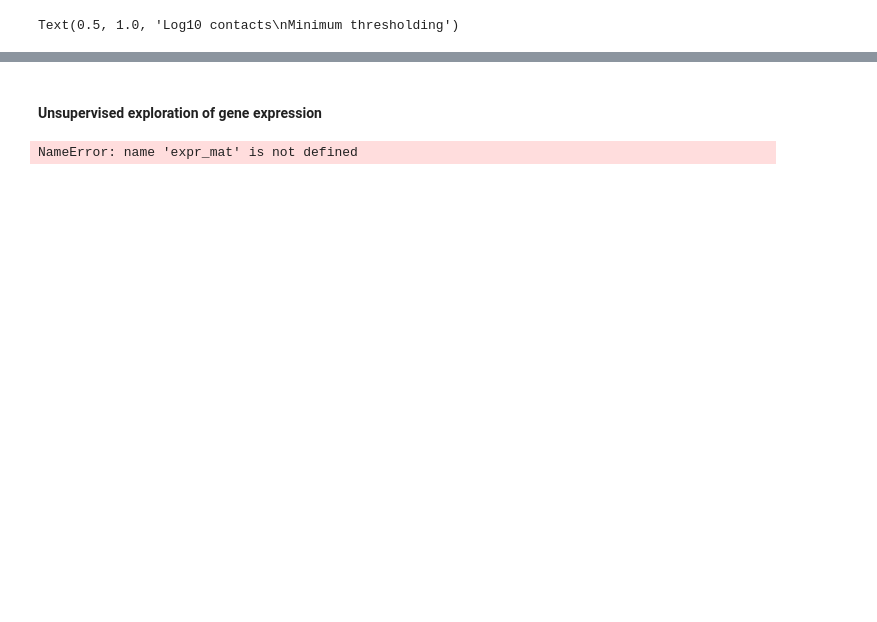
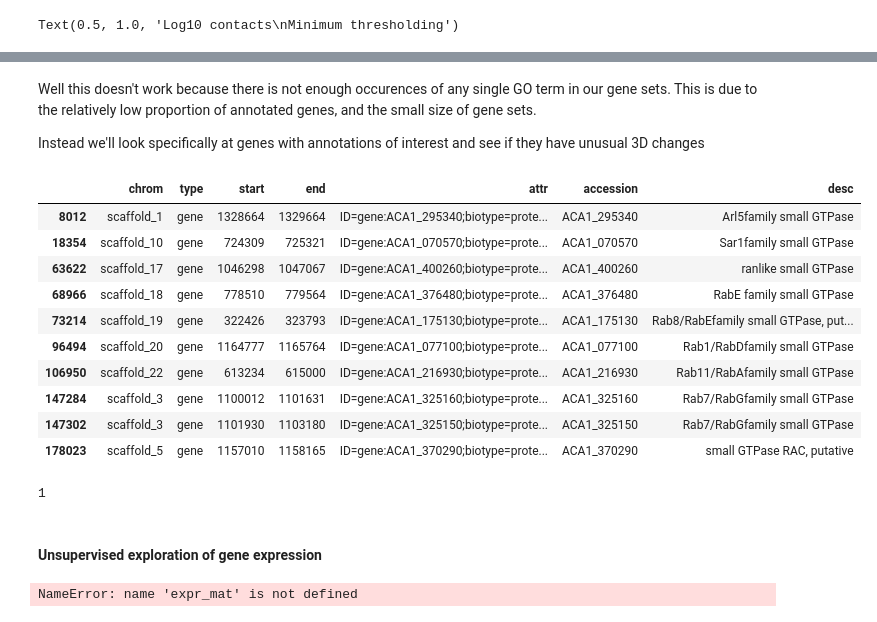
Before and after one commit to cmdoret/Acastellanii_legionella_infection, a Jupyter notebook: docs/notebooks/infection_contacts_diff_expr.ipynb, the cells around one changed output, grey strips where cells are left out. Cells and saved outputs as stored; diff of their text form; code cells hidden in the pictures; blank space fills up the shorter version.

```diff
--- a/docs/notebooks/infection_contacts_diff_expr.ipynb
+++ b/docs/notebooks/infection_contacts_diff_expr.ipynb
@@ -581,3 +777,26 @@ full_annot['attrs'][1]
+# %% [markdown]
+Well this doesn't work because there is not enough occurences of any single GO term in our gene sets. This is due to the relatively low proportion of annotated genes, and the small size of gene sets.
+
+Instead we'll look specifically at genes with annotations of interest and see if they have unusual 3D changes
+# %%
+liftover.loc[liftover.desc.apply(lambda x: "small GTPase" in x), :]
+# %% [output]
+|  | chrom | type | start | end | attr | accession | desc |
+| 8012 | scaffold_1 | gene | 1328664 | 1329664 | ID=gene:ACA1_295340;biotype=prote... | ACA1_295340 | Arl5family small GTPase |
+| 18354 | scaffold_10 | gene | 724309 | 725321 | ID=gene:ACA1_070570;biotype=prote... | ACA1_070570 | Sar1family small GTPase |
+| 63622 | scaffold_17 | gene | 1046298 | 1047067 | ID=gene:ACA1_400260;biotype=prote... | ACA1_400260 | ranlike small GTPase |
+| 68966 | scaffold_18 | gene | 778510 | 779564 | ID=gene:ACA1_376480;biotype=prote... | ACA1_376480 | RabE family small GTPase |
+| 73214 | scaffold_19 | gene | 322426 | 323793 | ID=gene:ACA1_175130;biotype=prote... | ACA1_175130 | Rab8/RabEfamily small GTPase, put... |
+| 96494 | scaffold_20 | gene | 1164777 | 1165764 | ID=gene:ACA1_077100;biotype=prote... | ACA1_077100 | Rab1/RabDfamily small GTPase |
+| 106950 | scaffold_22 | gene | 613234 | 615000 | ID=gene:ACA1_216930;biotype=prote... | ACA1_216930 | Rab11/RabAfamily small GTPase |
+| 147284 | scaffold_3 | gene | 1100012 | 1101631 | ID=gene:ACA1_325160;biotype=prote... | ACA1_325160 | Rab7/RabGfamily small GTPase |
+| 147302 | scaffold_3 | gene | 1101930 | 1103180 | ID=gene:ACA1_325150;biotype=prote... | ACA1_325150 | Rab7/RabGfamily small GTPase |
+| 178023 | scaffold_5 | gene | 1157010 | 1158165 | ID=gene:ACA1_370290;biotype=prote... | ACA1_370290 | small GTPase RAC, putative |
+# %%
+gtpase = "GO:0061745" # GTPase actvity
+full_annot.GO.apply(lambda x:  in x).sum()
+# %% [output]
+1
 # %% [markdown]
 #### Unsupervised exploration of gene expression
 # %%
```
Also changed, not shown: parts of 54 cells of this notebook.
